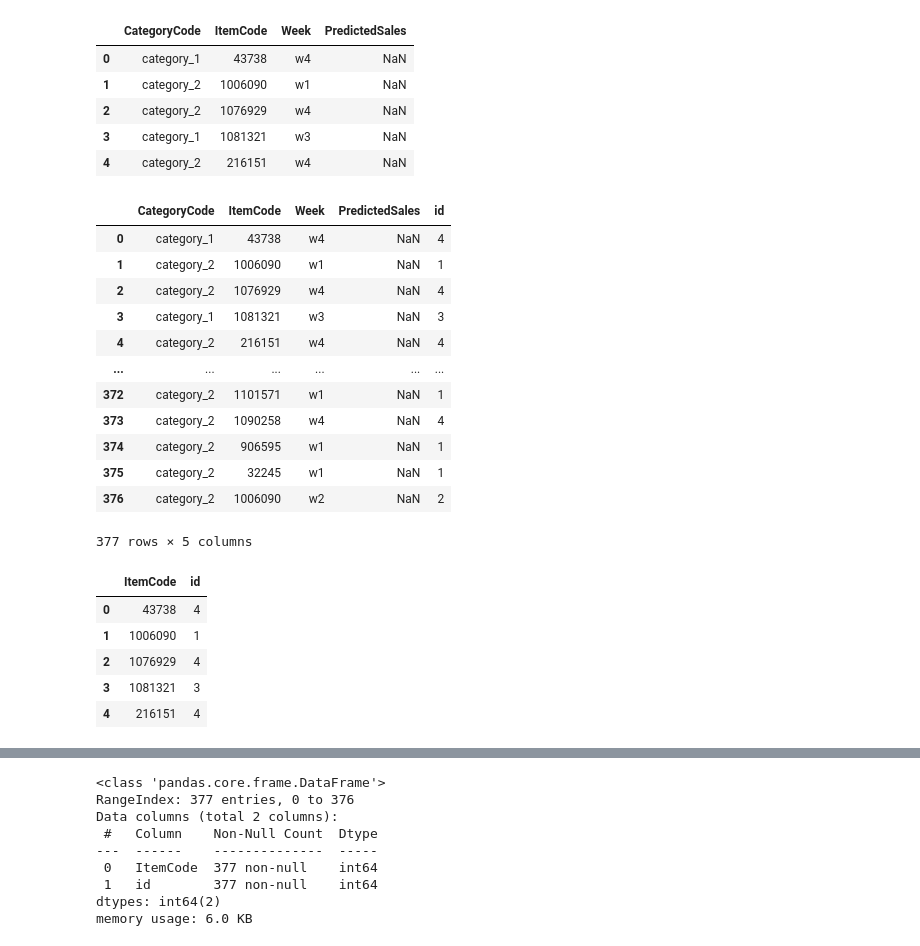
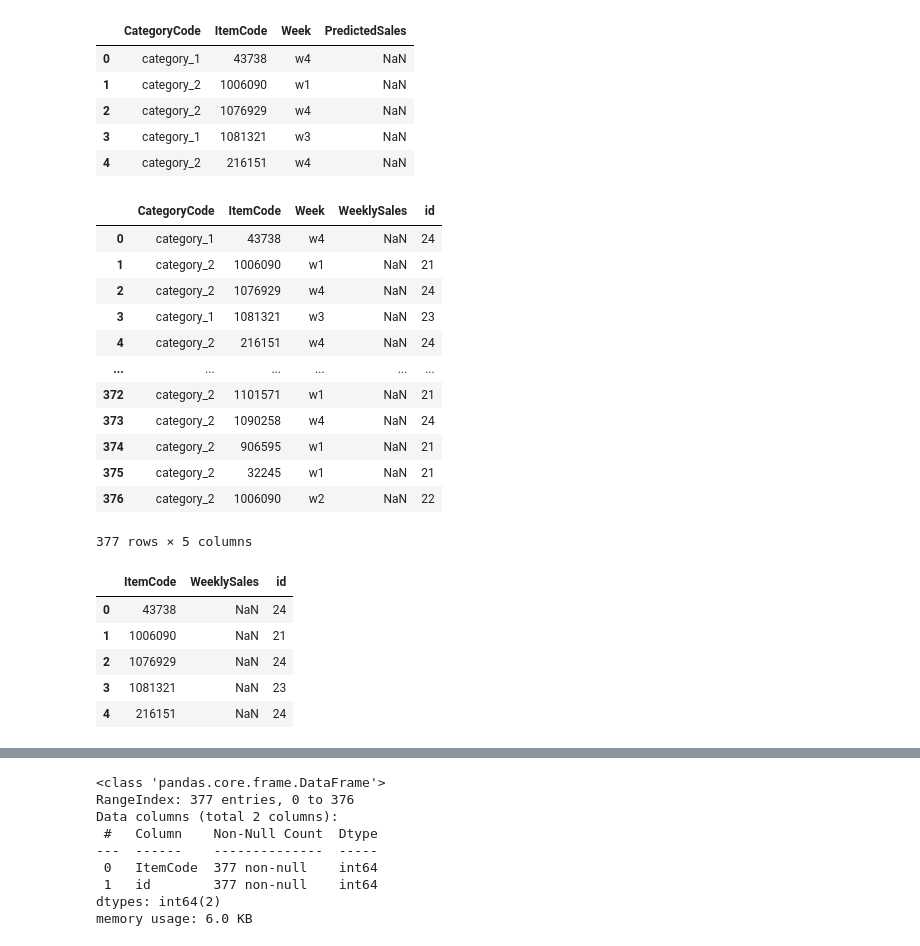
Before and after one commit to Vaseekaran-V/Datastorm-3, a Jupyter notebook: Day1/Time_series_workings_V.ipynb, the cells around one changed output, grey strips where cells are left out. Drawn from its saved outputs; the diff is of its cells as text; code cells hidden in the pictures.

```diff
--- a/Day1/Time_series_workings_V.ipynb
+++ b/Day1/Time_series_workings_V.ipynb
@@ -78,4 +117,4 @@ train_val_data.tail()
 # %%
 melt2 = train_val_data.copy()
 # %%
-melt2['Last_Week_Sales'] = melt2.groupby(['ItemCode'])['WeeklySales'].shift()
+melt2['Last_Week_Sales'] = melt2.groupby(['ItemCode'])['WeeklySales'].shift(periods = 1)
@@ -82,3 +136,3 @@ melt2['Last_Week_Sales'] = melt2.groupby(['ItemCode'])['WeeklySales'].shift()
 # %%
-#melt2['Last_Week_Diff'] = melt2.groupby(['ItemCode'])['Last_Week_Sales'].diff()
+melt2['Last_Week_Diff'] = melt2.groupby(['ItemCode'])['WeeklySales'].shift(periods = 1) - melt2.groupby(['ItemCode'])['WeeklySales'].shift(periods = 2)
 # %%
@@ -127,16 +187,30 @@ Mean Error = 0.65919
 # %%
+new_data = {}
 mean_error = []
-for week in range(21,25):
+for week in range(21,22):
     train = melt2[melt2['id'] < week]
     val = melt2[melt2['id'] == week]
+    val_item_code = val['ItemCode'].values
+    val_id = val['id'].values
+    print(val_item_code)
 
     xtr, xts = train.drop(['WeeklySales'], axis=1), val.drop(['WeeklySales'], axis=1)
     ytr, yts = train['WeeklySales'].values, val['WeeklySales'].values
+    print(len(yts))
 
     mdl = RandomForestRegressor(n_estimators=1000, n_jobs=-1, random_state=0)
     mdl.fit(xtr, ytr)
 
     p = mdl.predict(xts)
+    print(len(p))
+
+    new_data = {
+        'ItemCode': val_item_code,
+        'id': val_id,
+        'Sales': p
+    }
+
+
 
     error = rmsle(yts, p)
     print('Week %d - Error %.5f' % (week, error))
@@ -160,40 +262,42 @@ test_data.head()
 | 2 | category_2 | 1076929 | w4 | NaN |
 | 3 | category_1 | 1081321 | w3 | NaN |
 | 4 | category_2 | 216151 | w4 | NaN |
+# %%
+test_data.rename(columns = {'PredictedSales': 'WeeklySales'}, inplace = True)
 # %%
 def week_id_test(week):
     if week=="w1":
         return 1
     elif week=="w2":
         return 2
     elif week=="w3":
         return 3
     else: return 4
 
-test_data['id'] = [week_id_valid(week) for week in test_data['Week']]
+test_data['id'] = [week_id_valid(week)+20 for week in test_data['Week']]
 test_data
 # %% [output]
-|  | CategoryCode | ItemCode | Week | PredictedSales | id |
-| 0 | category_1 | 43738 | w4 | NaN | 4 |
-| 1 | category_2 | 1006090 | w1 | NaN | 1 |
-| 2 | category_2 | 1076929 | w4 | NaN | 4 |
-| 3 | category_1 | 1081321 | w3 | NaN | 3 |
-| 4 | category_2 | 216151 | w4 | NaN | 4 |
+|  | CategoryCode | ItemCode | Week | WeeklySales | id |
+| 0 | category_1 | 43738 | w4 | NaN | 24 |
+| 1 | category_2 | 1006090 | w1 | NaN | 21 |
+| 2 | category_2 | 1076929 | w4 | NaN | 24 |
+| 3 | category_1 | 1081321 | w3 | NaN | 23 |
+| 4 | category_2 | 216151 | w4 | NaN | 24 |
 | ... | ... | ... | ... | ... | ... |
-| 372 | category_2 | 1101571 | w1 | NaN | 1 |
-| 373 | category_2 | 1090258 | w4 | NaN | 4 |
-| 374 | category_2 | 906595 | w1 | NaN | 1 |
-| 375 | category_2 | 32245 | w1 | NaN | 1 |
-| 376 | category_2 | 1006090 | w2 | NaN | 2 |
+| 372 | category_2 | 1101571 | w1 | NaN | 21 |
+| 373 | category_2 | 1090258 | w4 | NaN | 24 |
+| 374 | category_2 | 906595 | w1 | NaN | 21 |
+| 375 | category_2 | 32245 | w1 | NaN | 21 |
+| 376 | category_2 | 1006090 | w2 | NaN | 22 |
 377 rows × 5 columns
 # %%
 test_data.drop(['CategoryCode', 'Week'], axis = 1, inplace = True)
 # %%
 test_data.head()
 # %% [output]
-|  | ItemCode | id |
-| 0 | 43738 | 4 |
-| 1 | 1006090 | 1 |
-| 2 | 1076929 | 4 |
-| 3 | 1081321 | 3 |
-| 4 | 216151 | 4 |
+|  | ItemCode | WeeklySales | id |
+| 0 | 43738 | NaN | 24 |
+| 1 | 1006090 | NaN | 21 |
+| 2 | 1076929 | NaN | 24 |
+| 3 | 1081321 | NaN | 23 |
+| 4 | 216151 | NaN | 24 |
```
Also changed, not shown: parts of 18 cells of this notebook, 4 other files.
